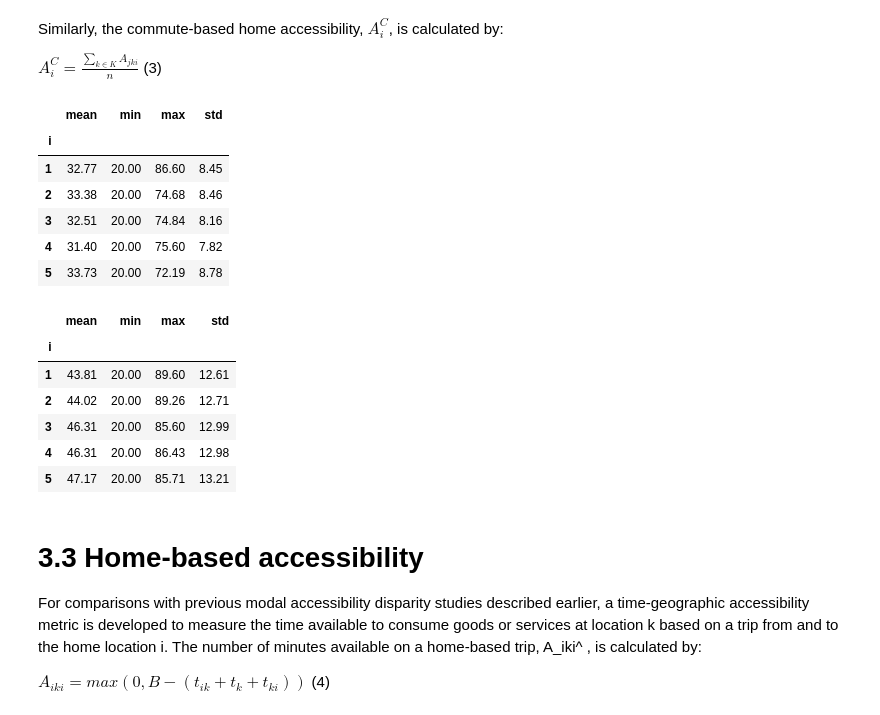
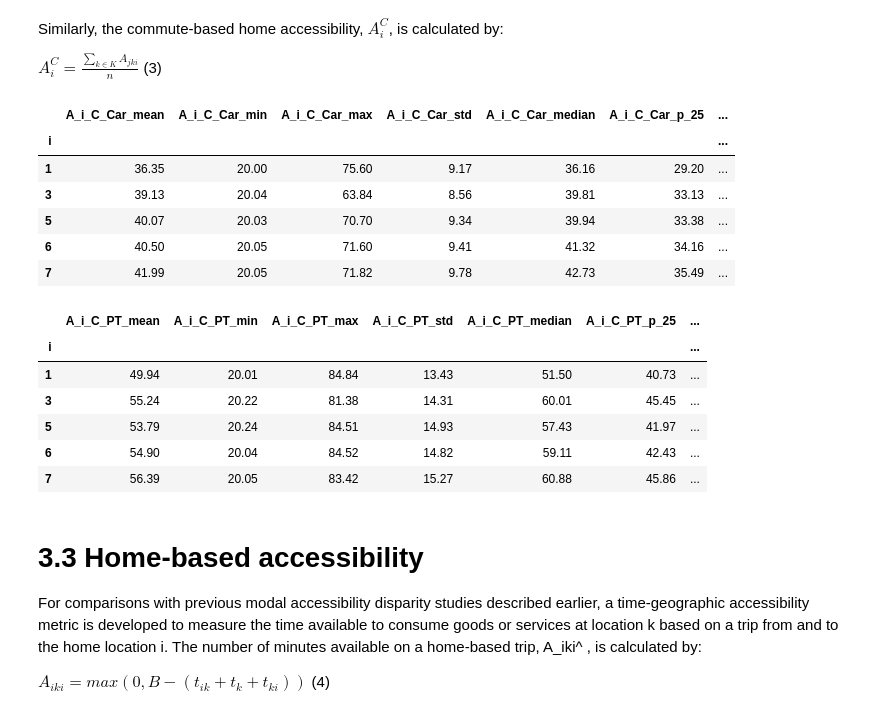
Before and after one commit to RafalKucharskiPK/MoblinoscPolonez, a Jupyter notebook: Modal disparities - test big.ipynb, the cells around one changed output. Saved outputs shown, nothing was run; the diff lists cells and outputs as text; code cells hidden in the pictures.

```diff
--- a/Modal disparities - test big.ipynb
+++ b/Modal disparities - test big.ipynb
@@ -17,16 +20,18 @@ t_k = 20
 # %% [markdown]
 ### prepare
 # %%
-od_PuT = pd.read_csv('data//MTX_99321.csv')
-del od_PuT['Unnamed: 0']
+od_PuT = pd.read_csv('data//MTX_99321.csv', index_col = 'Unnamed: 0')
 od_PuT.columns = [int(c) for c in od_PuT.columns]
-od_PrT = pd.read_csv('data//MTX_99421.csv')
-del od_PrT['Unnamed: 0']
+od_PrT = pd.read_csv('data//MTX_99421.csv', index_col = 'Unnamed: 0')
 od_PrT.columns = [int(c) for c in od_PrT.columns]
 od_PrT = od_PrT.stack().reset_index()
 od_PrT.columns=['Z_Rejon',"Do_Rejon", 'TripsPrT']
+od_PrT.TripsPrT = od_PrT.TripsPrT.astype('int32')
 od_PuT = od_PuT.stack().reset_index()
 od_PuT.columns=['Z_Rejon',"Do_Rejon", 'TripsPuT']
+od_PuT.TripsPuT = od_PuT.TripsPuT.astype('int32')
+od_PrT = od_PrT[od_PrT.TripsPrT.astype(int)>0]
+od_PuT = od_PuT[od_PuT.TripsPuT.astype(int)>0]
 od = pd.merge(od_PrT, od_PuT, on = ['Z_Rejon', "Do_Rejon"])
 # %%
 od.Z_Rejon = od.Z_Rejon.astype('int32')
@@ -45,3 +54,6 @@ del trips['Unnamed: 0']
 # %%
 trips.Czas_PrT = trips.Czas_PrT/60
 trips.Czas_PuT = trips.Czas_PuT/60
+# %%
+trips = trips[trips.Czas_PrT<600]
+trips = trips[trips.Czas_PuT<600]
@@ -48,4 +64,2 @@ trips.Czas_PuT = trips.Czas_PuT/60
 # %%
 trips = pd.merge(trips,od, on = ['Z_Rejon',"Do_Rejon"])
-# %%
-trips = trips[trips.TripsPuT>0]
@@ -115,3 +130,10 @@ trips[trips['t_jki_PT']<200]['t_jki_PT'].hist()
+# %%
+def percentile(n):
+    def percentile_(x):
+        return np.percentile(x, n)
+    percentile_.__name__ = 'p_%s' % n
+    return percentile_
+aggs = ['mean','min','max','std','median', percentile(25), percentile(75)]
 # %% [markdown]
 The commute-based work-home accessibility, $A_{ji}^C$, is calculated by:
 
@@ -146,29 +169,31 @@ Similarly, the commute-based home accessibility, $A_i^C$, is calculated by:
 
 $A_{i}^C = \frac{\sum_{k \in K} A_{jki}}{n} $ (3)
 # %%
-A_i_C_Car = trips[trips.A_jki_Car>0].groupby(by=['i'])['A_jki_Car'].agg(['mean','min','max','std'])
+A_i_C_Car = trips[trips.A_jki_Car>0].groupby(by=['i'])['A_jki_Car'].agg(aggs)
+A_i_C_Car.columns = ['A_i_C_Car_' + str(col)  for col in A_i_C_Car.columns]
 A_i_C_Car.to_csv('data//A_i_C_Car.csv')
 A_i_C_Car.head()
 # %% [output]
-|  | mean | min | max | std |
-| i |  |  |  |  |
-| 1 | 32.77 | 20.00 | 86.60 | 8.45 |
-| 2 | 33.38 | 20.00 | 74.68 | 8.46 |
-| 3 | 32.51 | 20.00 | 74.84 | 8.16 |
-| 4 | 31.40 | 20.00 | 75.60 | 7.82 |
-| 5 | 33.73 | 20.00 | 72.19 | 8.78 |
+|  | A_i_C_Car_mean | A_i_C_Car_min | A_i_C_Car_max | A_i_C_Car_std | A_i_C_Car_median | A_i_C_Car_p_25 | ... |
+| i |  |  |  |  |  |  | ... |
+| 1 | 36.35 | 20.00 | 75.60 | 9.17 | 36.16 | 29.20 | ... |
+| 3 | 39.13 | 20.04 | 63.84 | 8.56 | 39.81 | 33.13 | ... |
+| 5 | 40.07 | 20.03 | 70.70 | 9.34 | 39.94 | 33.38 | ... |
+| 6 | 40.50 | 20.05 | 71.60 | 9.41 | 41.32 | 34.16 | ... |
+| 7 | 41.99 | 20.05 | 71.82 | 9.78 | 42.73 | 35.49 | ... |
 # %%
-A_i_C_PT = trips[trips.A_jki_PT>0].groupby(by=['i'])['A_jki_PT'].agg(['mean','min','max','std'])
+A_i_C_PT = trips[trips.A_jki_PT>0].groupby(by=['i'])['A_jki_PT'].agg(aggs)
+A_i_C_PT.columns = ['A_i_C_PT_' + str(col)  for col in A_i_C_PT.columns]
 A_i_C_PT.to_csv('data//A_i_C_PT.csv')
 A_i_C_PT.head()
 # %% [output]
-|  | mean | min | max | std |
-| i |  |  |  |  |
-| 1 | 43.81 | 20.00 | 89.60 | 12.61 |
-| 2 | 44.02 | 20.00 | 89.26 | 12.71 |
-| 3 | 46.31 | 20.00 | 85.60 | 12.99 |
-| 4 | 46.31 | 20.00 | 86.43 | 12.98 |
-| 5 | 47.17 | 20.00 | 85.71 | 13.21 |
+|  | A_i_C_PT_mean | A_i_C_PT_min | A_i_C_PT_max | A_i_C_PT_std | A_i_C_PT_median | A_i_C_PT_p_25 | ... |
+| i |  |  |  |  |  |  | ... |
+| 1 | 49.94 | 20.01 | 84.84 | 13.43 | 51.50 | 40.73 | ... |
+| 3 | 55.24 | 20.22 | 81.38 | 14.31 | 60.01 | 45.45 | ... |
+| 5 | 53.79 | 20.24 | 84.51 | 14.93 | 57.43 | 41.97 | ... |
+| 6 | 54.90 | 20.04 | 84.52 | 14.82 | 59.11 | 42.43 | ... |
+| 7 | 56.39 | 20.05 | 83.42 | 15.27 | 60.88 | 45.86 | ... |
 # %% [markdown]
 # 3.3 Home-based accessibility
 
```
Also changed, not shown: parts of 21 cells of this notebook, 9 other files.
